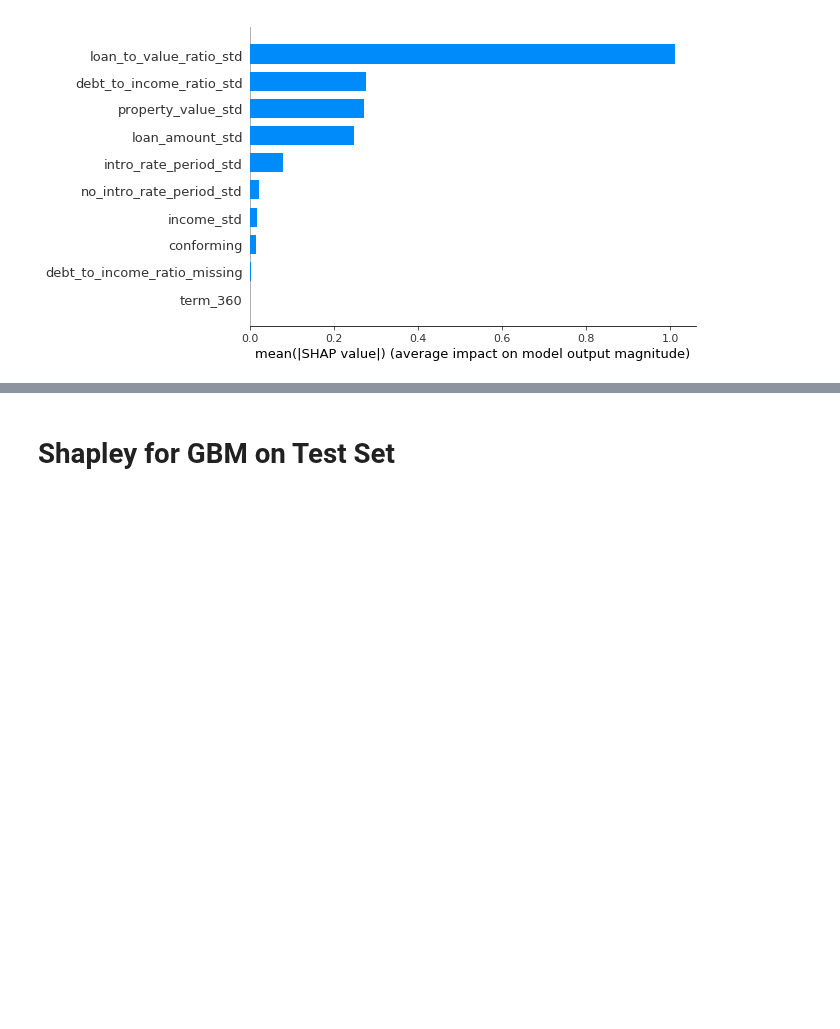
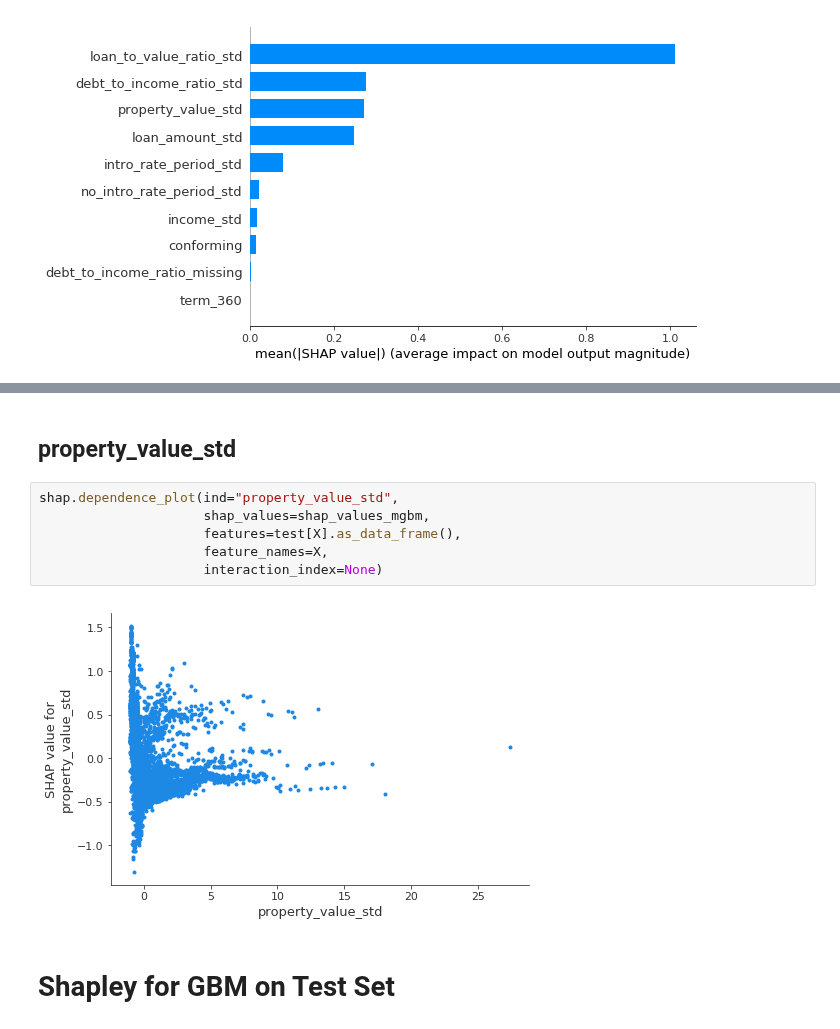
Before and after one commit to h2oai/article-information-2019, a Jupyter notebook: notebooks/perf_pdp_ice_shap_mgbm_hmda.ipynb, the cells around one changed output, grey strips where cells are left out. Drawn from its saved outputs; the diff is of its cells as text; blank space fills up the shorter version.

```diff
--- a/notebooks/perf_pdp_ice_shap_mgbm_hmda.ipynb
+++ b/notebooks/perf_pdp_ice_shap_mgbm_hmda.ipynb
@@ -295,3 +317,13 @@ shap.summary_plot(shap_values_mgbm, X, plot_type="bar")
+# %% [markdown]
+## property_value_std
+# %%
+shap.dependence_plot(ind="property_value_std",
+                     shap_values=shap_values_mgbm,
+                     features=test[X].as_data_frame(),
+                     feature_names=X,
+                     interaction_index=None)
+# %% [output]
+[figure, added]
 # %% [markdown]
 # Shapley for GBM on Test Set
 # %%
```
Also changed, not shown: parts of 13 cells of this notebook.
